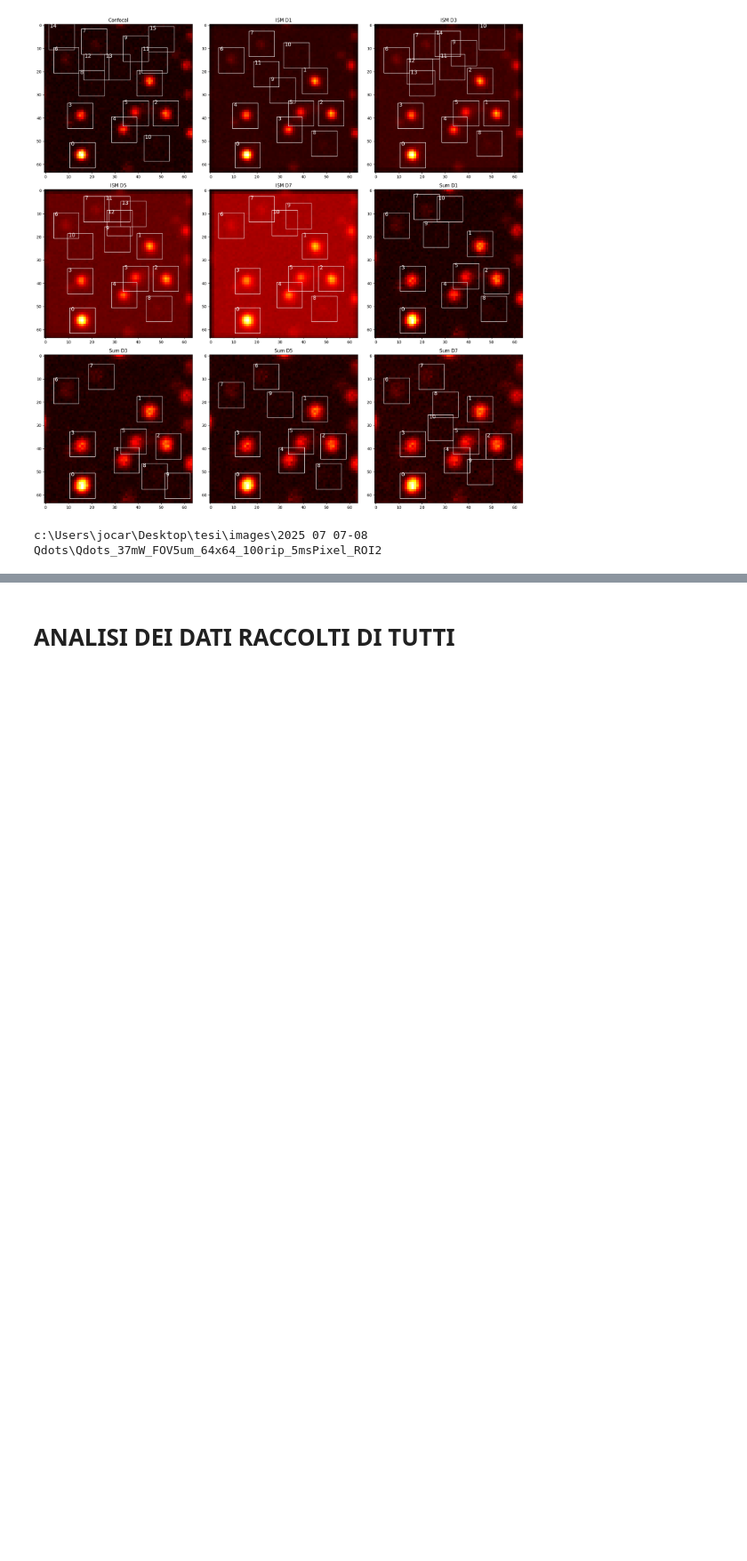
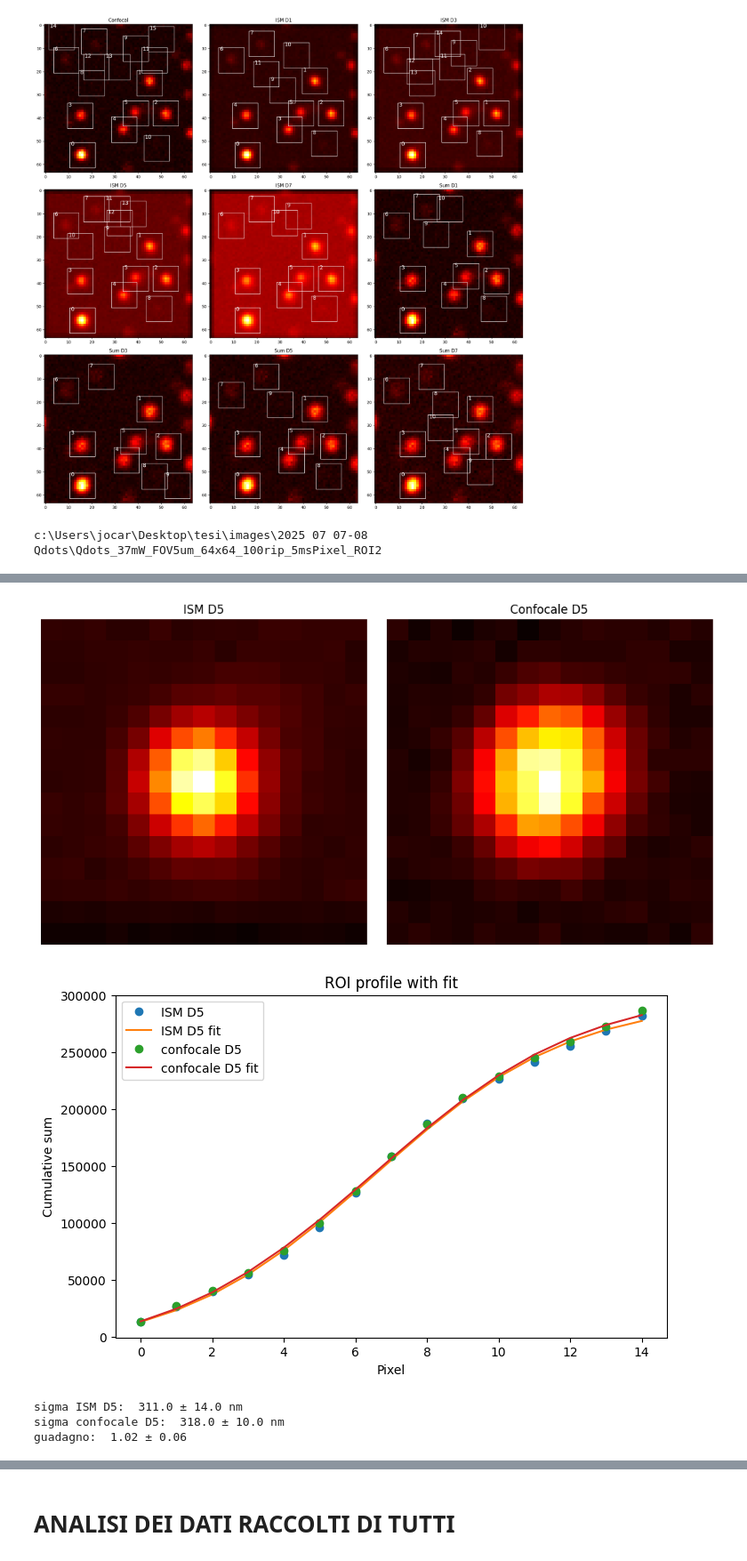
Before and after one commit to CarminatiGiovanni/tesi, a Jupyter notebook: ISM_only.ipynb, the cells around one changed output, grey strips where cells are left out. Shown at 89% size. Cells and saved outputs as stored; diff of their text form; code cells hidden in the pictures; blank space fills up the shorter version.

```diff
--- a/ISM_only.ipynb
+++ b/ISM_only.ipynb
@@ -633,0 +706,70 @@ plt.show()
+# %%
+# def erfC(x, amp, xc, w, offset):
+#     return amp*w*w*np.pi*(1-scipy.special.erf((xc-x)/(np.sqrt(2.0)*w)))+offset*ROIsizeC*x
+
+# def erfC(x,A,xc,w,offset):
+#     return A*(1-scipy.special.erf((xc-x)/(np.sqrt(2.0)*w)))+offset
+
+def erfC(x, amp, xc, w, offset):
+    return amp*w*w*(1-scipy.special.erf((xc-x)/(np.sqrt(2.0)*w)))+offset*x
+
+
+R = 15 # dimensione ROI
+halfR = R//2
+
+# seleziono la ROI 0 (centrata)
+y,x = xc_D5[0]
+D5_roi = img_D5[y-halfR:y+halfR+1, x-halfR:x+halfR+1] # estraggo ROI da immagine ISM D5
+
+
+y,x = xc_sum_D5[0]
+# x = x-2  # per testare ROI non centrata
+D5_sum_roi = sum_D5[y-halfR:y+halfR+1, x-halfR:x+halfR+1] # estraggo ROI da immagine confocale D5
+
+# plot ROIs
+fig, axs = plt.subplots(1, 2, figsize=(10, 5))
+axs[0].imshow(D5_roi, cmap='hot')
+axs[0].set_title('ISM D5')
+axs[0].axis('off')
+axs[1].imshow(D5_sum_roi, cmap='hot')
+axs[1].set_title('Confocale D5')
+axs[1].axis('off')
+plt.tight_layout()
+plt.show()
+
+
+# fit
+X5 = np.cumsum(D5_roi.sum(axis=0)) # somma cumulativa lungo asse ISM
+Xs = np.cumsum(D5_sum_roi.sum(axis=0)) # somma cumulativa lungo asse confocale
+
+popt, pcov = curve_fit(erfC, np.arange(len(X5)), X5, p0=[X5[-1], halfR, 3, 0]) # fit ISM
+popt2,pcov2 = curve_fit(erfC, np.arange(len(Xs)), Xs, p0=[Xs[-1], halfR, 3, 0]) # fit confocale
+
+plt.figure(figsize=(8, 5))
+plt.plot(X5, 'o', label='ISM D5')
+plt.plot(erfC(np.arange(len(X5)), *popt), '-', label='ISM D5 fit')
+plt.plot(Xs, 'o', label='confocale D5')
+plt.plot(erfC(np.arange(len(Xs)), *popt2), '-', label='confocale D5 fit')
+plt.xlabel('Pixel')
+plt.ylabel('Cumulative sum')
+plt.legend()
+plt.title('ROI profile with fit')
+plt.show()
+
+
+sigma_ism = popt[2] * pxsizex * 1000
+sigma_ism_err = np.sqrt(np.diag(pcov))[2] * pxsizex * 1000
+sigma_conf = popt2[2] * pxsizex * 1000
+sigma_conf_err = np.sqrt(np.diag(pcov2))[2] * pxsizex * 1000
+guadagno = popt2[2] / popt[2]
+guadagno_err = guadagno * np.sqrt((sigma_ism_err / sigma_ism) ** 2 + (sigma_conf_err / sigma_conf) ** 2)
+
+print('sigma ISM D5: ', np.round(sigma_ism, 0), '±', np.round(sigma_ism_err, 0), 'nm')
+print('sigma confocale D5: ', np.round(sigma_conf, 0), '±', np.round(sigma_conf_err, 0), 'nm')
+print('guadagno: ', np.round(guadagno, 2), '±', np.round(guadagno_err, 2))
+# %% [output]
+[figure, added]
+[figure, added]
+sigma ISM D5:  311.0 ± 14.0 nm
+sigma confocale D5:  318.0 ± 10.0 nm
+guadagno:  1.02 ± 0.06
```
Also changed, not shown: parts of 16 cells of this notebook, 7 other files.
